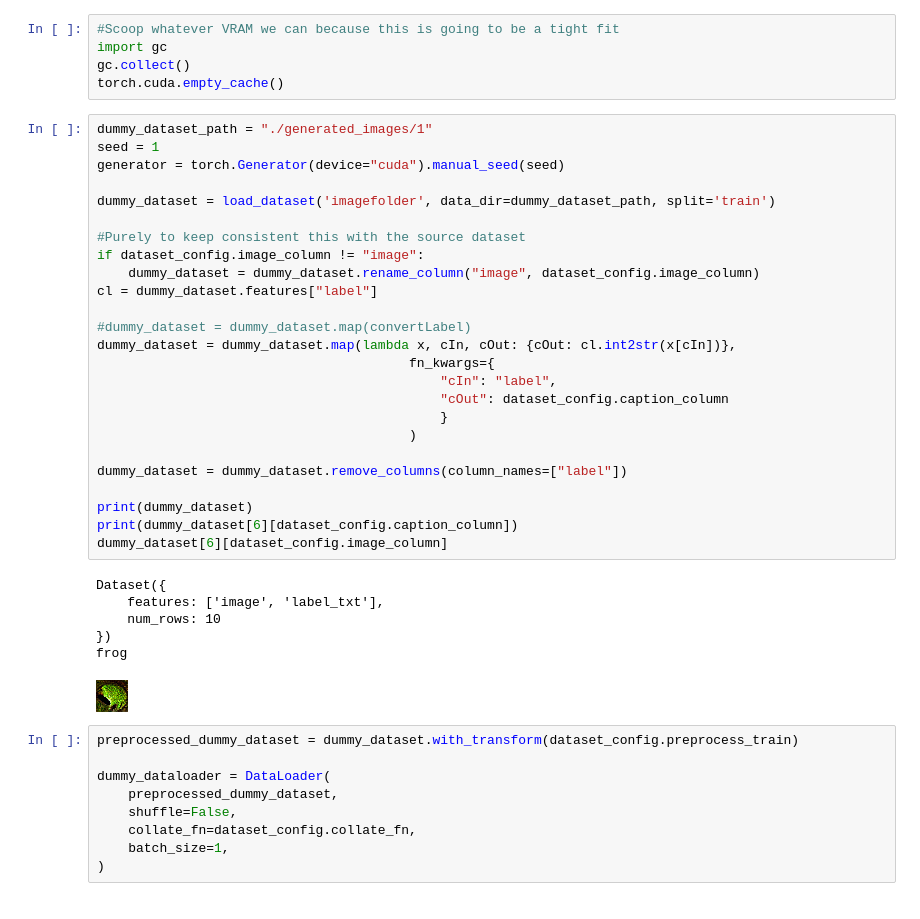
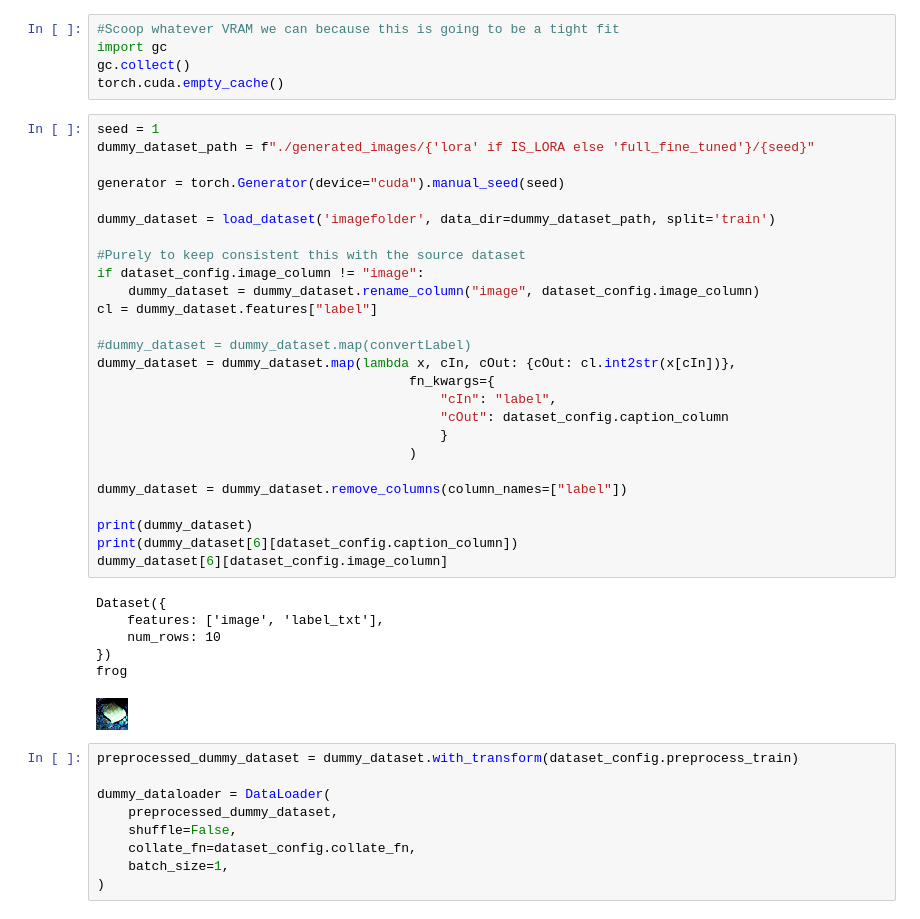
Before and after one commit to Naterjack/Data-Attribution-for-Stable-Diffusion, a Jupyter notebook: SD1_TRAK_Attribution.ipynb, the cells around one changed output. Cells and saved outputs as stored; diff of their text form.

```diff
--- a/SD1_TRAK_Attribution.ipynb
+++ b/SD1_TRAK_Attribution.ipynb
@@ -113,37 +115,38 @@ import gc
 gc.collect()
 torch.cuda.empty_cache()
 # %%
-dummy_dataset_path = "./generated_images/1"
 seed = 1
+dummy_dataset_path = f"./generated_images/{'lora' if IS_LORA else 'full_fine_tuned'}/{seed}"
+
 generator = torch.Generator(device="cuda").manual_seed(seed)
 
 dummy_dataset = load_dataset('imagefolder', data_dir=dummy_dataset_path, split='train')
 
 #Purely to keep consistent this with the source dataset
 if dataset_config.image_column != "image":
     dummy_dataset = dummy_dataset.rename_column("image", dataset_config.image_column)
 cl = dummy_dataset.features["label"]
 
 #dummy_dataset = dummy_dataset.map(convertLabel)
 dummy_dataset = dummy_dataset.map(lambda x, cIn, cOut: {cOut: cl.int2str(x[cIn])},
                                         fn_kwargs={
                                             "cIn": "label",
                                             "cOut": dataset_config.caption_column
                                             }
                                         )
 
 dummy_dataset = dummy_dataset.remove_columns(column_names=["label"])
 
 print(dummy_dataset)
 print(dummy_dataset[6][dataset_config.caption_column])
 dummy_dataset[6][dataset_config.image_column]
 # %% [output]
 Dataset({
     features: ['image', 'label_txt'],
     num_rows: 10
 })
 frog
-[figure, old version]
+[figure, new version]
 # %%
 preprocessed_dummy_dataset = dummy_dataset.with_transform(dataset_config.preprocess_train)
 
```
Also changed, not shown: parts of 4 cells of this notebook.
